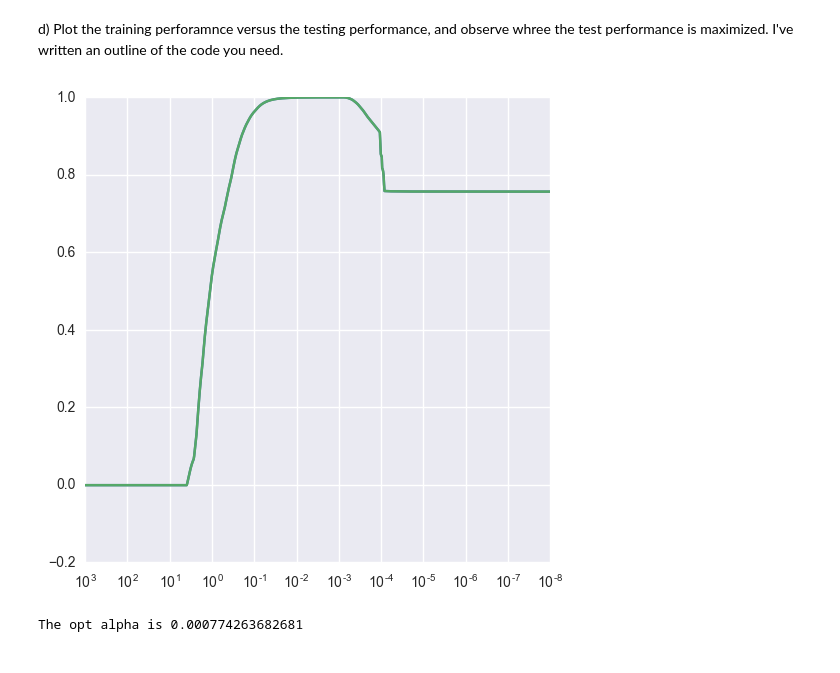
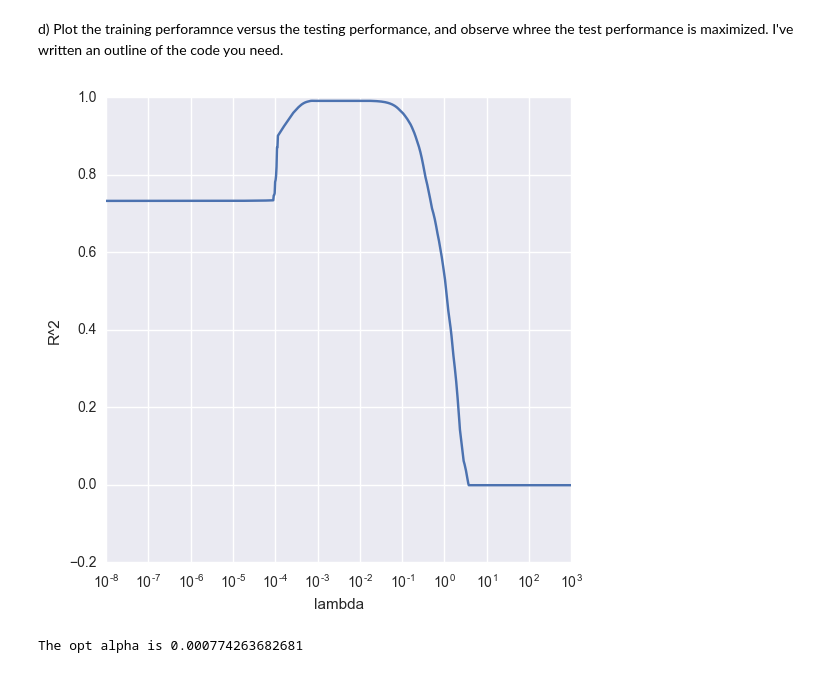
Before and after one commit to Columbia-Intro-Data-Science/python-introduction-Miss-Xia, a Jupyter notebook: Hw2.ipynb, the cells around one changed output. Cells and saved outputs as stored; diff of their text form; code cells hidden in the pictures.

```diff
--- a/Hw2.ipynb
+++ b/Hw2.ipynb
@@ -82,28 +82,32 @@ X_test = X[int(size*0.8):]
 
 y_train = y[0:int(size*0.8)]
 y_test = y[int(size*0.8):]
+
+scaler = preprocessing.StandardScaler().fit(X_train)
+X_train = scaler.transform(X_train)
+
+scaler = preprocessing.StandardScaler().fit(X_test)
+X_test = scaler.transform(X_test)
 # %%
-
-alpha_optim=0
-fig = plt.figure(1)
-fig.set_size_inches(6,6)
-axes = fig.add_subplot(1,1,1)
-axes.plot(alphas, scores)
-axes.set_xscale('log')
-axes.set_xlim(axes.get_xlim()[::-1])  # reverse axis
 scores = []
 alphas = np.logspace(-8,3,1000)
 for alpha in alphas:
     regr = Lasso(alpha=alpha)
 
     # Train the model using the training sets
     regr.fit(X_train, y_train)
     scores.append(regr.score(X_test,y_test))
-plt.plot(alphas,scores)
-
+alpha_optim=0
+fig = plt.figure(1)
+fig.set_size_inches(6,6)
+axes = fig.add_subplot(1,1,1)
+axes.set_xscale('log')
+axes.plot(alphas, scores)
+plt.xlabel('lambda')
+plt.ylabel('R^2')
 plt.show()
 # %% [output]
-[figure, old version]
+[figure, new version]
 # %%
 alpha_max_index = np.argmax(scores)
 # regularization score that optimizes R^2
```
